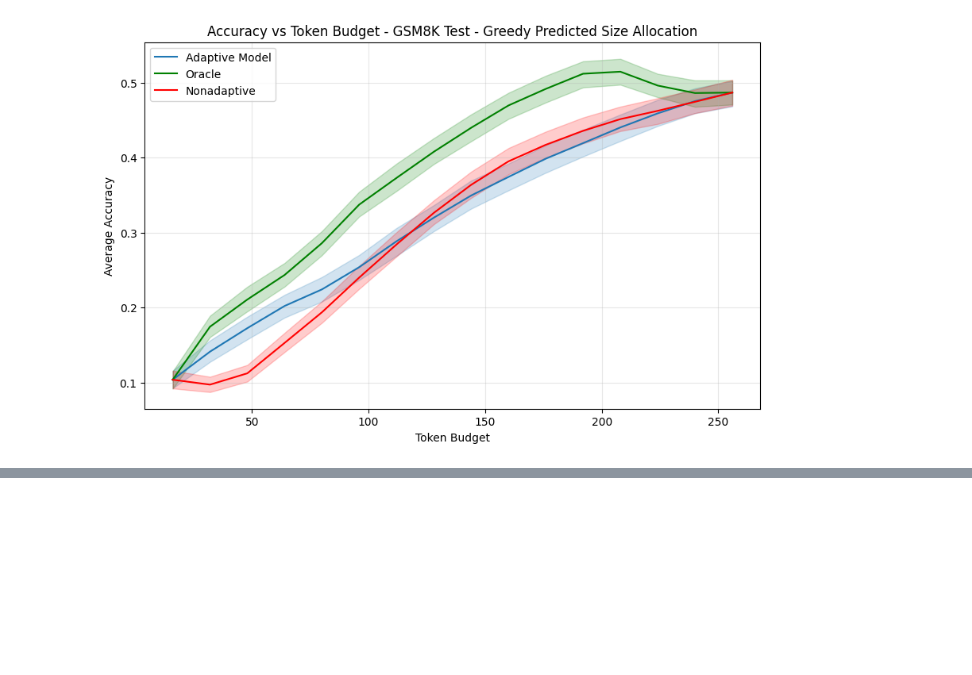
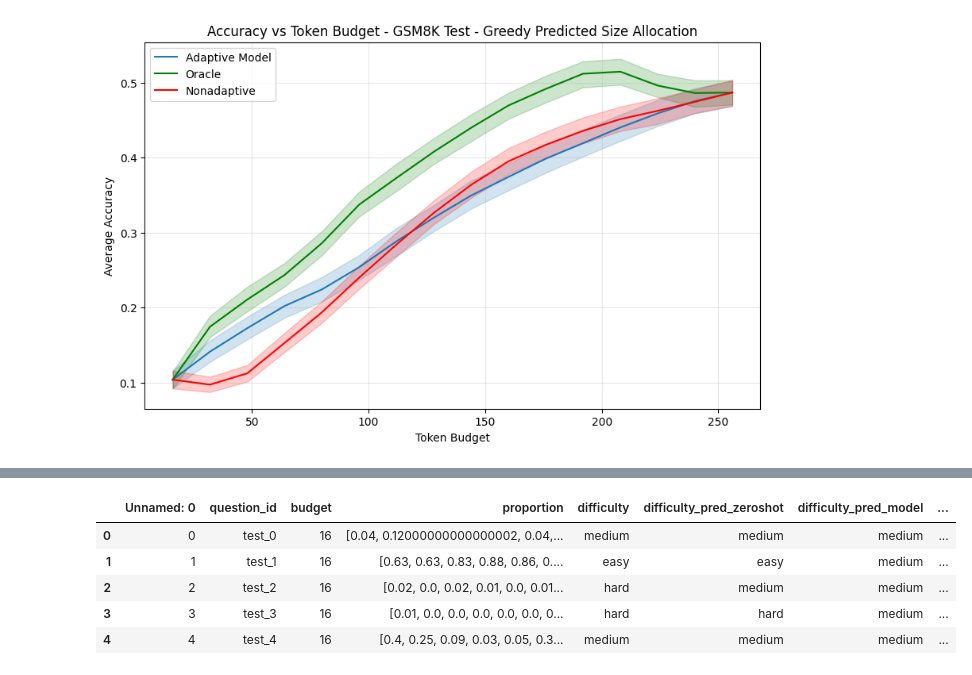
Before and after one commit to brownkat6/reasoning-scheduling, a Jupyter notebook: eval_size_predictions_gsm8k_katrina.ipynb, the cells around one changed output, grey strips where cells are left out. Drawn from its saved outputs; the diff is of its cells as text; code cells hidden in the pictures; blank space fills up the shorter version.

```diff
--- a/eval_size_predictions_gsm8k_katrina.ipynb
+++ b/eval_size_predictions_gsm8k_katrina.ipynb
@@ -252,0 +297,9 @@ plt.show()
+# %%
+df_difficulty.head()
+# %% [output]
+|  | Unnamed: 0 | question_id | budget | proportion | difficulty | difficulty_pred_zeroshot | difficulty_pred_model | ... |
+| 0 | 0 | test_0 | 16 | [0.04, 0.12000000000000002, 0.04,... | medium | medium | medium | ... |
+| 1 | 1 | test_1 | 16 | [0.63, 0.63, 0.83, 0.88, 0.86, 0.... | easy | easy | medium | ... |
+| 2 | 2 | test_2 | 16 | [0.02, 0.0, 0.02, 0.01, 0.0, 0.01... | hard | medium | medium | ... |
+| 3 | 3 | test_3 | 16 | [0.01, 0.0, 0.0, 0.0, 0.0, 0.0, 0... | hard | hard | medium | ... |
+| 4 | 4 | test_4 | 16 | [0.4, 0.25, 0.09, 0.03, 0.05, 0.3... | medium | medium | medium | ... |
```
Also changed, not shown: parts of 6 cells of this notebook, 1 other file.
